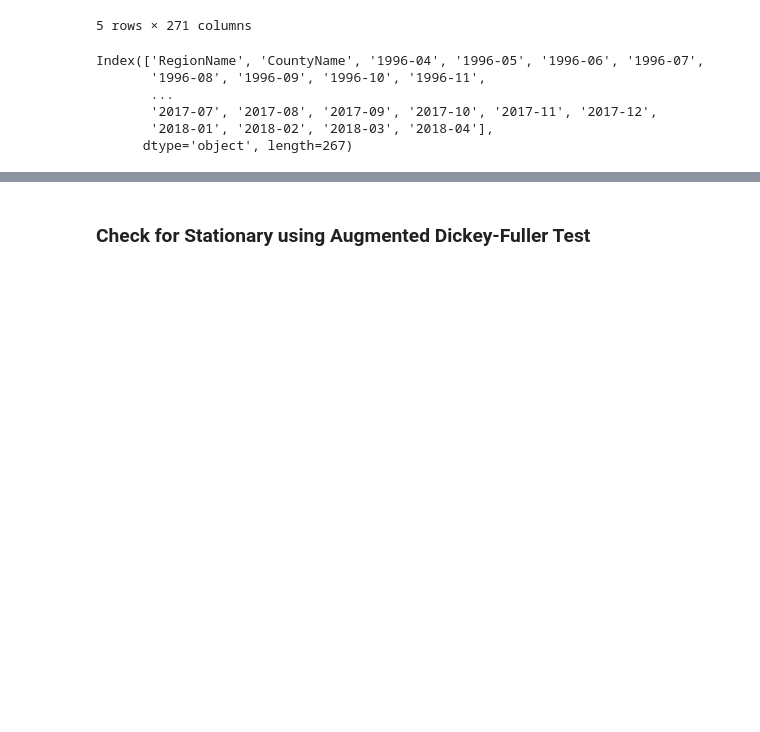
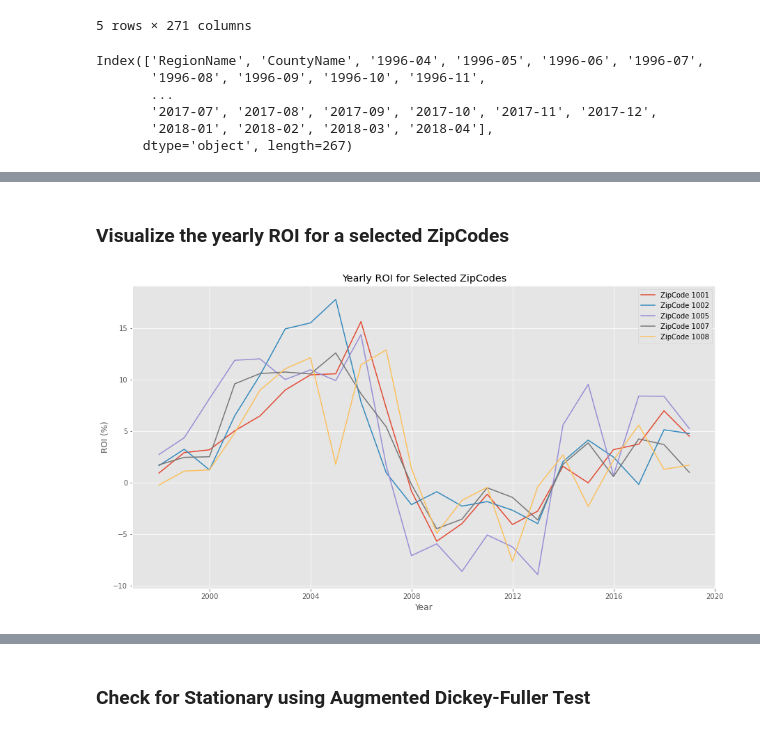
Before and after one commit to mbuvimuia/Time-Series-Analysis-Zillow-Data, a Jupyter notebook: index.ipynb, the cells around one changed output, grey strips where cells are left out. Saved outputs shown, nothing was run; the diff lists cells and outputs as text; code cells hidden in the pictures; blank space fills up the shorter version.

```diff
--- a/index.ipynb
+++ b/index.ipynb
@@ -404,0 +425,19 @@ df_reshaped.head()
+# %% [markdown]
+### Visualize the yearly ROI for a selected ZipCodes
+# %%
+# Select a fe ZipCodes for visualization
+selected_zipcodes = df_yearly['ZipCode'].unique()[:5] # Adjust the number of ZipCodes if needed
+
+
+plt.figure(figsize=(15,8))
+for zipcode in selected_zipcodes:
+    df_zip = df_yearly[df_yearly['ZipCode'] == zipcode]
+    plt.plot(df_zip.index, df_zip['ROI'], label=f'ZipCode {zipcode}')
+
+plt.title('Yearly ROI for Selected ZipCodes')
+plt.xlabel('Year')
+plt.ylabel('ROI (%)')
+plt.legend()
+plt.show()
+# %% [output]
+[figure, added]
```
Also changed, not shown: parts of 49 cells of this notebook, 1 other file.
